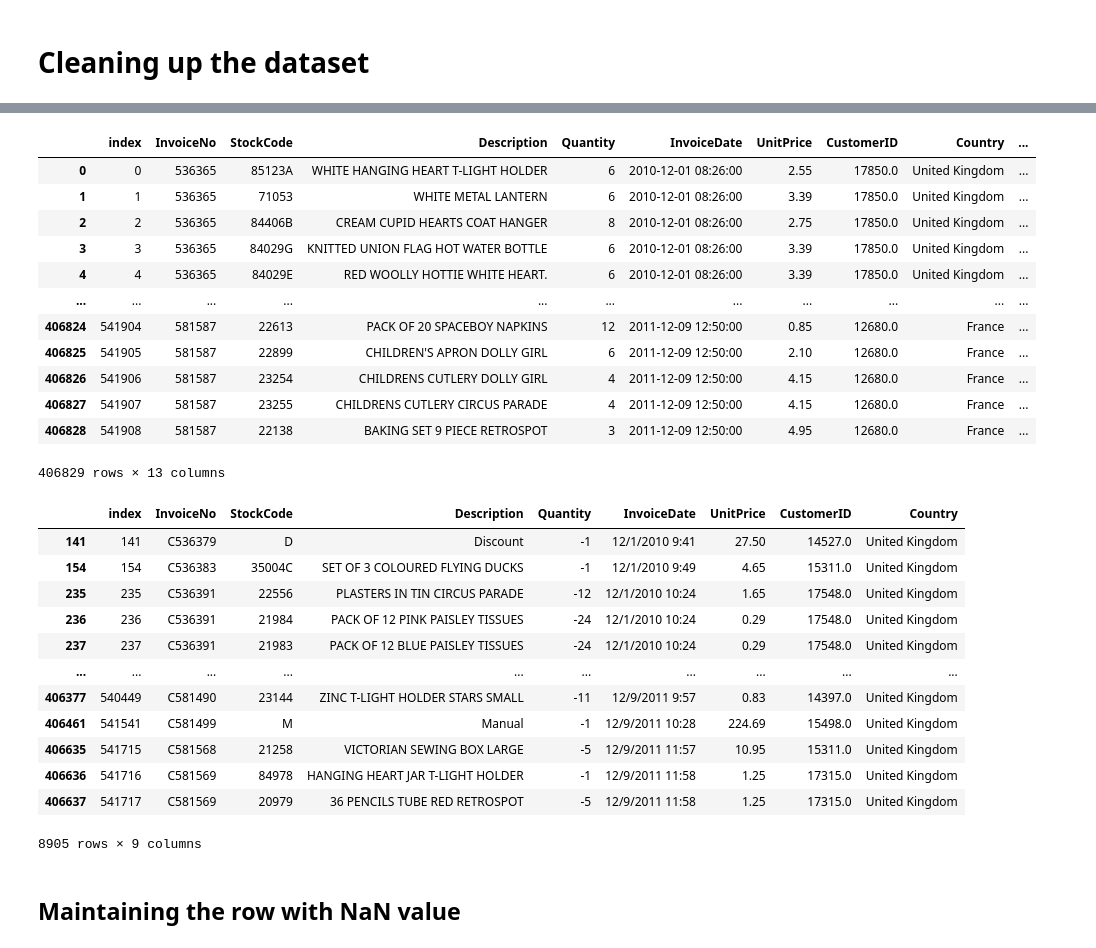
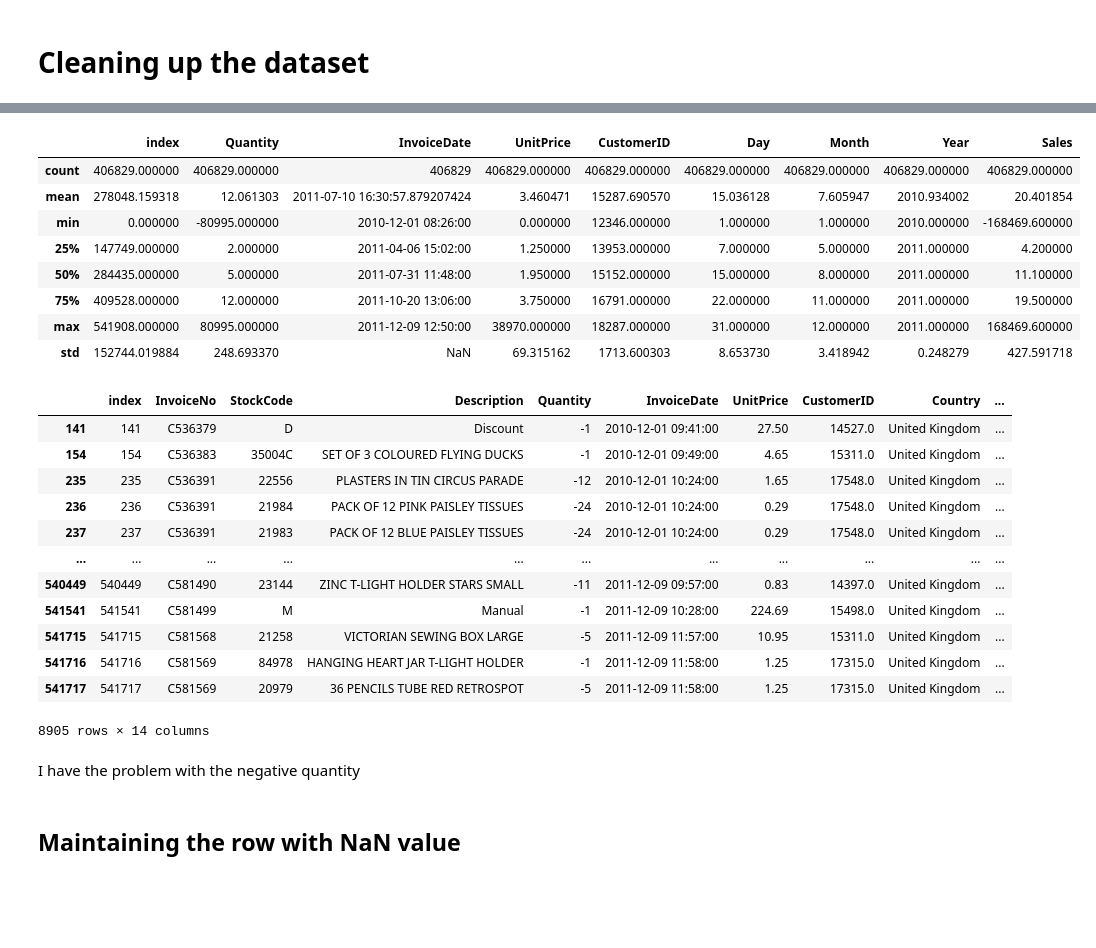
Before and after one commit to Elisaottoboni/Online_Retail_Sales_Customer_Data_Project, a Jupyter notebook: Online_Retail_Sales_colab.ipynb, the cells around one changed output, grey strips where cells are left out. Saved outputs shown, nothing was run; the diff lists cells and outputs as text; code cells hidden in the pictures; blank space fills up the shorter version.

Commit message:
Replacing the file with EDA version and more detailed dataset cleanup

```diff
--- a/Online_Retail_Sales_colab.ipynb
+++ b/Online_Retail_Sales_colab.ipynb
@@ -14,2 +35,6 @@ sales_df = pd.read_csv('online_retail.csv')
+# %%
+# Replace 'dataset.csv' with the correct path to your CSV file
+file_path_sales = '/content/drive/My Drive/Online_Retail_Sales_Customer_Data/online_retail.csv'
+df_sales = pd.read_csv(file_path_sales)
 # %% [markdown]
 # Exploratory Data Analysis
@@ -84,0 +106,7 @@ sales_df.shape
+# %%
+df_sales["InvoiceDate"] = pd.to_datetime(df_sales["InvoiceDate"])
+df_sales["Time"] = df_sales["InvoiceDate"].dt.time
+df_sales["Day"] = df_sales["InvoiceDate"].dt.day
+df_sales["Month"] = df_sales["InvoiceDate"].dt.month
+df_sales["Year"] = df_sales["InvoiceDate"].dt.year
+df_sales
@@ -85 +127,3 @@ sales_df.shape
+# %%
+df_sales['Sales'] = df_sales.Quantity * df_sales.UnitPrice
 # %% [markdown]
@@ -91 +131,4 @@ sales_df_without_row_NaN.reset_index(drop = True, inplace = True)
+# %%
+df_sales_without_row_NaN = df_sales.copy()
+df_sales_without_row_NaN.dropna(inplace = True)
 # %%
@@ -129,38 +154,32 @@ sales_df_without_row_NaN
-# %%
-sales_df_without_row_NaN["InvoiceDate"] = pd.to_datetime(sales_df_without_row_NaN["InvoiceDate"])
-sales_df_without_row_NaN["Day"] = sales_df_without_row_NaN["InvoiceDate"].dt.day
-sales_df_without_row_NaN["Month"] = sales_df_without_row_NaN["InvoiceDate"].dt.month
-sales_df_without_row_NaN["Year"] = sales_df_without_row_NaN["InvoiceDate"].dt.year
-sales_df_without_row_NaN
-# %% [output]
-|  | index | InvoiceNo | StockCode | Description | Quantity | InvoiceDate | UnitPrice | CustomerID | Country | ... |
-| 0 | 0 | 536365 | 85123A | WHITE HANGING HEART T-LIGHT HOLDER | 6 | 2010-12-01 08:26:00 | 2.55 | 17850.0 | United Kingdom | ... |
-| 1 | 1 | 536365 | 71053 | WHITE METAL LANTERN | 6 | 2010-12-01 08:26:00 | 3.39 | 17850.0 | United Kingdom | ... |
-| 2 | 2 | 536365 | 84406B | CREAM CUPID HEARTS COAT HANGER | 8 | 2010-12-01 08:26:00 | 2.75 | 17850.0 | United Kingdom | ... |
-| 3 | 3 | 536365 | 84029G | KNITTED UNION FLAG HOT WATER BOTTLE | 6 | 2010-12-01 08:26:00 | 3.39 | 17850.0 | United Kingdom | ... |
-| 4 | 4 | 536365 | 84029E | RED WOOLLY HOTTIE WHITE HEART. | 6 | 2010-12-01 08:26:00 | 3.39 | 17850.0 | United Kingdom | ... |
-| ... | ... | ... | ... | ... | ... | ... | ... | ... | ... | ... |
-| 406824 | 541904 | 581587 | 22613 | PACK OF 20 SPACEBOY NAPKINS | 12 | 2011-12-09 12:50:00 | 0.85 | 12680.0 | France | ... |
-| 406825 | 541905 | 581587 | 22899 | CHILDREN'S APRON DOLLY GIRL | 6 | 2011-12-09 12:50:00 | 2.10 | 12680.0 | France | ... |
-| 406826 | 541906 | 581587 | 23254 | CHILDRENS CUTLERY DOLLY GIRL | 4 | 2011-12-09 12:50:00 | 4.15 | 12680.0 | France | ... |
-| 406827 | 541907 | 581587 | 23255 | CHILDRENS CUTLERY CIRCUS PARADE | 4 | 2011-12-09 12:50:00 | 4.15 | 12680.0 | France | ... |
-| 406828 | 541908 | 581587 | 22138 | BAKING SET 9 PIECE RETROSPOT | 3 | 2011-12-09 12:50:00 | 4.95 | 12680.0 | France | ... |
-406829 rows × 13 columns
+# %%
+df_sales_without_row_NaN.describe()
+# %% [output]
+|  | index | Quantity | InvoiceDate | UnitPrice | CustomerID | Day | Month | Year | Sales |
+| count | 406829.000000 | 406829.000000 | 406829 | 406829.000000 | 406829.000000 | 406829.000000 | 406829.000000 | 406829.000000 | 406829.000000 |
+| mean | 278048.159318 | 12.061303 | 2011-07-10 16:30:57.879207424 | 3.460471 | 15287.690570 | 15.036128 | 7.605947 | 2010.934002 | 20.401854 |
+| min | 0.000000 | -80995.000000 | 2010-12-01 08:26:00 | 0.000000 | 12346.000000 | 1.000000 | 1.000000 | 2010.000000 | -168469.600000 |
+| 25% | 147749.000000 | 2.000000 | 2011-04-06 15:02:00 | 1.250000 | 13953.000000 | 7.000000 | 5.000000 | 2011.000000 | 4.200000 |
+| 50% | 284435.000000 | 5.000000 | 2011-07-31 11:48:00 | 1.950000 | 15152.000000 | 15.000000 | 8.000000 | 2011.000000 | 11.100000 |
+| 75% | 409528.000000 | 12.000000 | 2011-10-20 13:06:00 | 3.750000 | 16791.000000 | 22.000000 | 11.000000 | 2011.000000 | 19.500000 |
+| max | 541908.000000 | 80995.000000 | 2011-12-09 12:50:00 | 38970.000000 | 18287.000000 | 31.000000 | 12.000000 | 2011.000000 | 168469.600000 |
+| std | 152744.019884 | 248.693370 | NaN | 69.315162 | 1713.600303 | 8.653730 | 3.418942 | 0.248279 | 427.591718 |
 # %%
-sales_df_without_row_NaN[sales_df_without_row_NaN['Quantity']<0]
+df_sales_without_row_NaN[df_sales_without_row_NaN.Quantity < 0]
 # %% [output]
-|  | index | InvoiceNo | StockCode | Description | Quantity | InvoiceDate | UnitPrice | CustomerID | Country |
-| 141 | 141 | C536379 | D | Discount | -1 | 12/1/2010 9:41 | 27.50 | 14527.0 | United Kingdom |
-| 154 | 154 | C536383 | 35004C | SET OF 3 COLOURED FLYING DUCKS | -1 | 12/1/2010 9:49 | 4.65 | 15311.0 | United Kingdom |
-| 235 | 235 | C536391 | 22556 | PLASTERS IN TIN CIRCUS PARADE | -12 | 12/1/2010 10:24 | 1.65 | 17548.0 | United Kingdom |
-| 236 | 236 | C536391 | 21984 | PACK OF 12 PINK PAISLEY TISSUES | -24 | 12/1/2010 10:24 | 0.29 | 17548.0 | United Kingdom |
-| 237 | 237 | C536391 | 21983 | PACK OF 12 BLUE PAISLEY TISSUES | -24 | 12/1/2010 10:24 | 0.29 | 17548.0 | United Kingdom |
-| ... | ... | ... | ... | ... | ... | ... | ... | ... | ... |
-| 406377 | 540449 | C581490 | 23144 | ZINC T-LIGHT HOLDER STARS SMALL | -11 | 12/9/2011 9:57 | 0.83 | 14397.0 | United Kingdom |
-| 406461 | 541541 | C581499 | M | Manual | -1 | 12/9/2011 10:28 | 224.69 | 15498.0 | United Kingdom |
-| 406635 | 541715 | C581568 | 21258 | VICTORIAN SEWING BOX LARGE | -5 | 12/9/2011 11:57 | 10.95 | 15311.0 | United Kingdom |
-| 406636 | 541716 | C581569 | 84978 | HANGING HEART JAR T-LIGHT HOLDER | -1 | 12/9/2011 11:58 | 1.25 | 17315.0 | United Kingdom |
-| 406637 | 541717 | C581569 | 20979 | 36 PENCILS TUBE RED RETROSPOT | -5 | 12/9/2011 11:58 | 1.25 | 17315.0 | United Kingdom |
+|  | index | InvoiceNo | StockCode | Description | Quantity | InvoiceDate | UnitPrice | CustomerID | Country | ... |
+| 141 | 141 | C536379 | D | Discount | -1 | 2010-12-01 09:41:00 | 27.50 | 14527.0 | United Kingdom | ... |
+| 154 | 154 | C536383 | 35004C | SET OF 3 COLOURED FLYING DUCKS | -1 | 2010-12-01 09:49:00 | 4.65 | 15311.0 | United Kingdom | ... |
+| 235 | 235 | C536391 | 22556 | PLASTERS IN TIN CIRCUS PARADE | -12 | 2010-12-01 10:24:00 | 1.65 | 17548.0 | United Kingdom | ... |
+| 236 | 236 | C536391 | 21984 | PACK OF 12 PINK PAISLEY TISSUES | -24 | 2010-12-01 10:24:00 | 0.29 | 17548.0 | United Kingdom | ... |
+| 237 | 237 | C536391 | 21983 | PACK OF 12 BLUE PAISLEY TISSUES | -24 | 2010-12-01 10:24:00 | 0.29 | 17548.0 | United Kingdom | ... |
+| ... | ... | ... | ... | ... | ... | ... | ... | ... | ... | ... |
+| 540449 | 540449 | C581490 | 23144 | ZINC T-LIGHT HOLDER STARS SMALL | -11 | 2011-12-09 09:57:00 | 0.83 | 14397.0 | United Kingdom | ... |
+| 541541 | 541541 | C581499 | M | Manual | -1 | 2011-12-09 10:28:00 | 224.69 | 15498.0 | United Kingdom | ... |
+| 541715 | 541715 | C581568 | 21258 | VICTORIAN SEWING BOX LARGE | -5 | 2011-12-09 11:57:00 | 10.95 | 15311.0 | United Kingdom | ... |
+| 541716 | 541716 | C581569 | 84978 | HANGING HEART JAR T-LIGHT HOLDER | -1 | 2011-12-09 11:58:00 | 1.25 | 17315.0 | United Kingdom | ... |
+| 541717 | 541717 | C581569 | 20979 | 36 PENCILS TUBE RED RETROSPOT | -5 | 2011-12-09 11:58:00 | 1.25 | 17315.0 | United Kingdom | ... |
-8905 rows × 9 columns
+8905 rows × 14 columns
+# %% [markdown]
+I have the problem with the negative quantity
 # %% [markdown]
 ## Maintaining the row with NaN value
```
Also changed, not shown: parts of 79 cells of this notebook.
